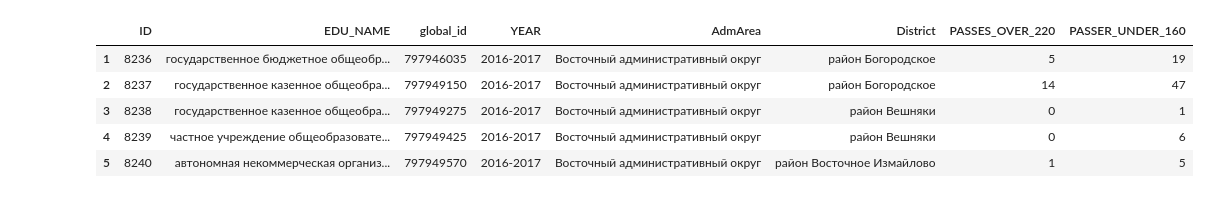
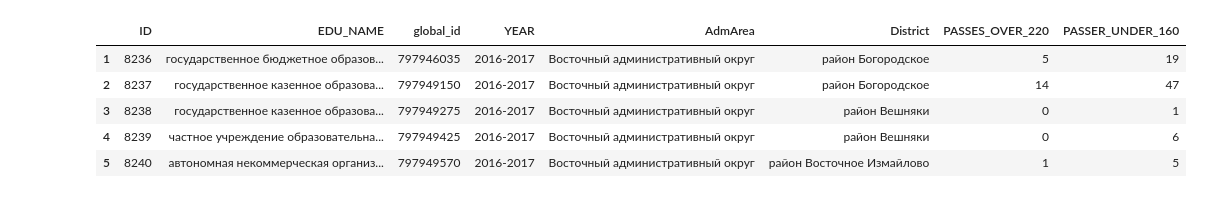
Before and after one commit to allseenn/dipai, a Jupyter notebook: test3.ipynb, the cells around one changed output. Cells and saved outputs as stored; diff of their text form; code cells hidden in the pictures.

```diff
--- a/test3.ipynb
+++ b/test3.ipynb
@@ -2,17 +2,17 @@
 import numpy as np
 import pandas as pd
 # %%
-exams = pd.read_csv('data-2072-2024-04-15.csv', sep=';')
+exams = pd.read_csv('exams.csv', sep=';')
 exams = exams.drop(index=0)
 exams = exams.drop("Unnamed: 8", axis=1)
 exams['EDU_NAME'] = exams['EDU_NAME'].str.lower().str.strip().str.replace('«', '').str.replace('»', '') \
-.str.replace('  ', ' ')
+.str.replace('  ', ' ').str.replace('"', ' ').str.replace('общеобразовательн', 'образовательн')
 exams.head()
 # %% [output]
 |  | ID | EDU_NAME | global_id | YEAR | AdmArea | District | PASSES_OVER_220 | PASSER_UNDER_160 |
-| 1 | 8236 | государственное бюджетное общеобр... | 797946035 | 2016-2017 | Восточный административный округ | район Богородское | 5 | 19 |
-| 2 | 8237 | государственное казенное общеобра... | 797949150 | 2016-2017 | Восточный административный округ | район Богородское | 14 | 47 |
-| 3 | 8238 | государственное казенное общеобра... | 797949275 | 2016-2017 | Восточный административный округ | район Вешняки | 0 | 1 |
-| 4 | 8239 | частное учреждение общеобразовате... | 797949425 | 2016-2017 | Восточный административный округ | район Вешняки | 0 | 6 |
+| 1 | 8236 | государственное бюджетное образов... | 797946035 | 2016-2017 | Восточный административный округ | район Богородское | 5 | 19 |
+| 2 | 8237 | государственное казенное образова... | 797949150 | 2016-2017 | Восточный административный округ | район Богородское | 14 | 47 |
+| 3 | 8238 | государственное казенное образова... | 797949275 | 2016-2017 | Восточный административный округ | район Вешняки | 0 | 1 |
+| 4 | 8239 | частное учреждение образовательна... | 797949425 | 2016-2017 | Восточный административный округ | район Вешняки | 0 | 6 |
 | 5 | 8240 | автономная некоммерческая организ... | 797949570 | 2016-2017 | Восточный административный округ | район Восточное Измайлово | 1 | 5 |
 # %%
```
Also changed, not shown: parts of 7 cells of this notebook, 10 other files.
